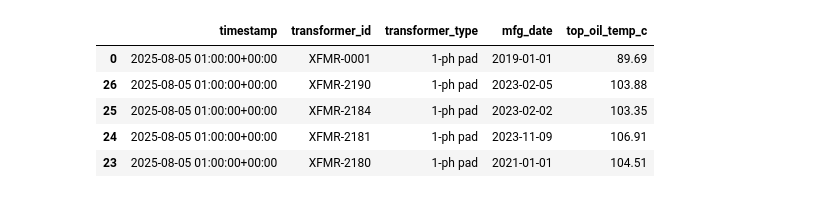
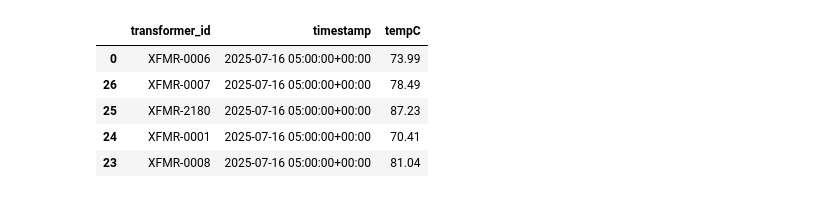
Before and after one commit to stephengilbert1/transformer-data-pipeline, a Jupyter notebook: notebooks/transformer_analysis.ipynb, the cells around one changed output. Saved outputs shown, nothing was run; the diff lists cells and outputs as text; code cells hidden in the pictures.

```diff
--- a/notebooks/transformer_analysis.ipynb
+++ b/notebooks/transformer_analysis.ipynb
@@ -23,5 +68,9 @@ OVERHEAT_THRESHOLD = 100.0
 # %%
-df = pd.read_csv(DATA_PATH, parse_dates=["timestamp"])
-df = df.sort_values("timestamp").dropna(subset=["top_oil_temp_c"])
+rows = fetch_readings_from_supabase(days=30, page_size=1000, max_rows=100000)
+df = pd.DataFrame(rows)
+df["timestamp"] = pd.to_datetime(df["timestamp"], errors="coerce", utc=True)
+print("Fetched rows:", len(df))
+print("time span:", df["timestamp"].min(), "→", df["timestamp"].max(), f"({len(df)} rows)")
+df = df.sort_values("timestamp").dropna(subset=["tempC"])
 df.head()
 # %% [output]
@@ -28,6 +79,6 @@ df.head()
-|  | timestamp | transformer_id | transformer_type | mfg_date | top_oil_temp_c |
-| 0 | 2025-08-05 01:00:00+00:00 | XFMR-0001 | 1-ph pad | 2019-01-01 | 89.69 |
-| 26 | 2025-08-05 01:00:00+00:00 | XFMR-2190 | 1-ph pad | 2023-02-05 | 103.88 |
-| 25 | 2025-08-05 01:00:00+00:00 | XFMR-2184 | 1-ph pad | 2023-02-02 | 103.35 |
-| 24 | 2025-08-05 01:00:00+00:00 | XFMR-2181 | 1-ph pad | 2023-11-09 | 106.91 |
-| 23 | 2025-08-05 01:00:00+00:00 | XFMR-2180 | 1-ph pad | 2021-01-01 | 104.51 |
+|  | transformer_id | timestamp | tempC |
+| 0 | XFMR-0006 | 2025-07-16 05:00:00+00:00 | 73.99 |
+| 26 | XFMR-0007 | 2025-07-16 05:00:00+00:00 | 78.49 |
+| 25 | XFMR-2180 | 2025-07-16 05:00:00+00:00 | 87.23 |
+| 24 | XFMR-0001 | 2025-07-16 05:00:00+00:00 | 70.41 |
+| 23 | XFMR-0008 | 2025-07-16 05:00:00+00:00 | 81.04 |
```
Also changed, not shown: parts of 6 cells of this notebook, 3 other files.
